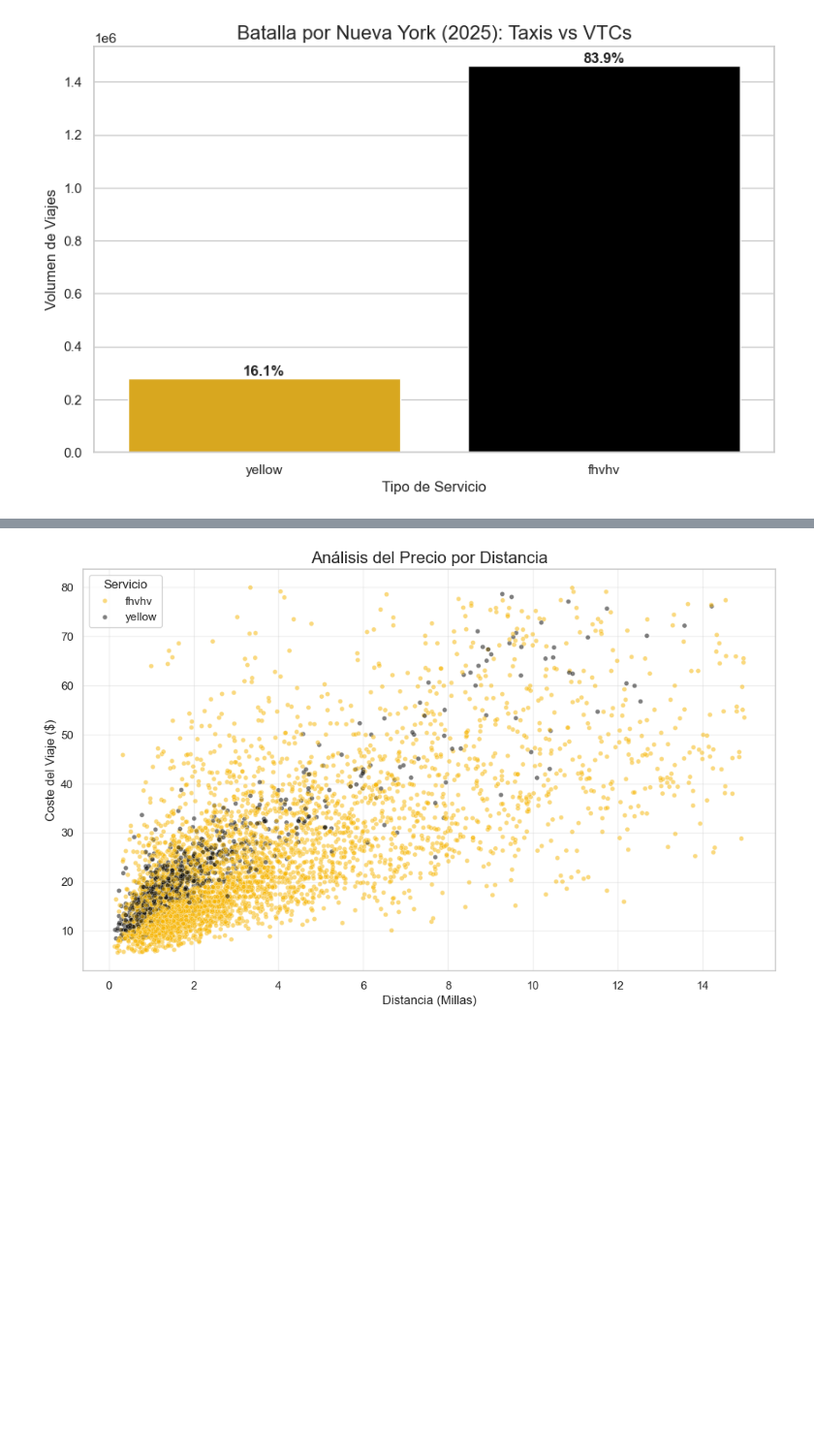
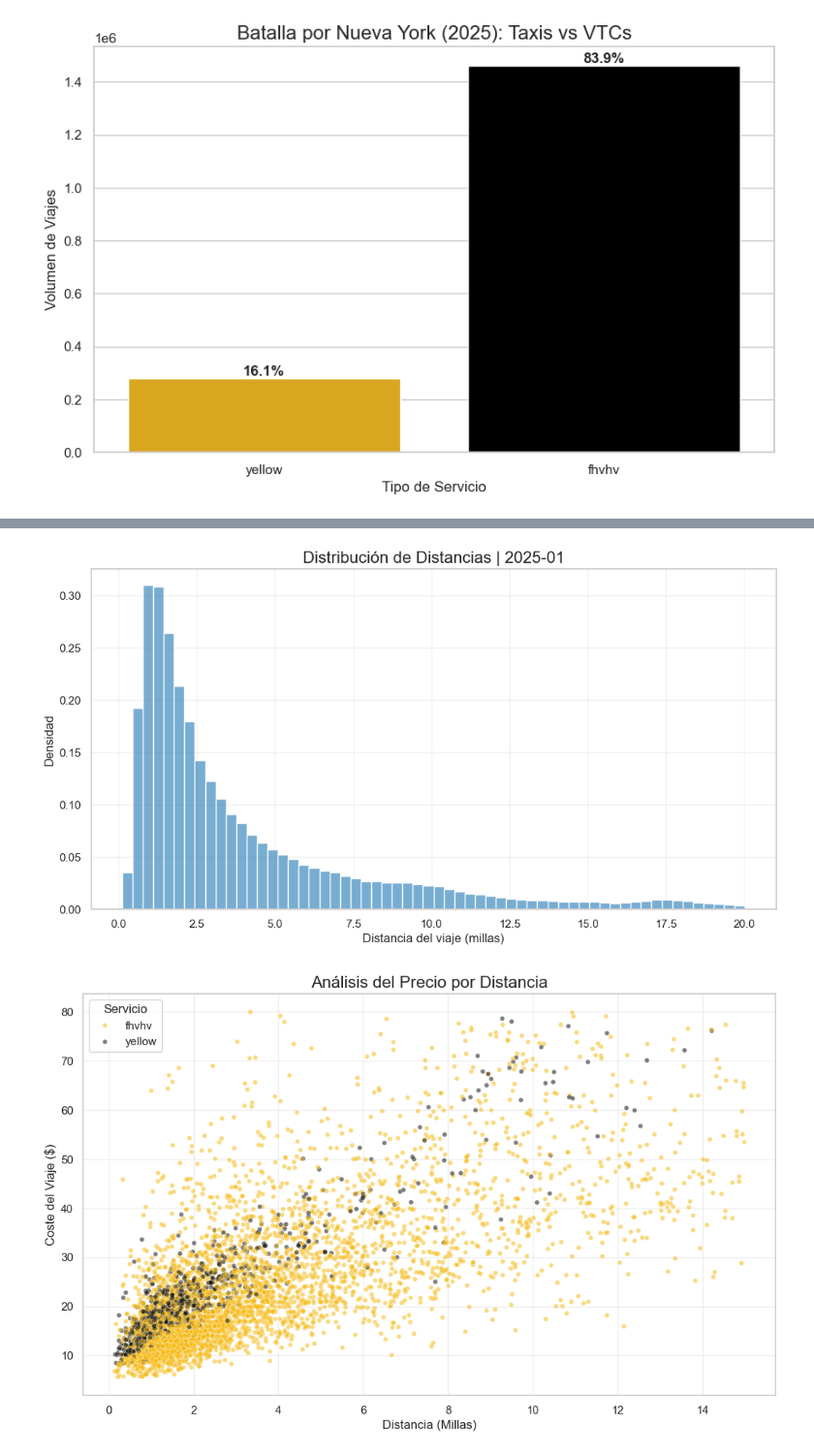
Before and after one commit to carmengranadosv/PD2-conducIA, a Jupyter notebook: src/analysis/1_data_analysis.ipynb, the cells around one changed output, grey strips where cells are left out. Shown at 97% size. Drawn from its saved outputs; the diff is of its cells as text; code cells hidden in the pictures; blank space fills up the shorter version.

```diff
--- a/src/analysis/1_data_analysis.ipynb
+++ b/src/analysis/1_data_analysis.ipynb
@@ -185,0 +260,31 @@ plt.show()
+# %%
+# --- DISTRIBUCIÓN DE DISTANCIAS (PREP) ---
+df_dist = df.copy()
+
+# Filtrar valores válidos
+df_dist = df_dist[df_dist["distancia"].notna()]
+df_dist = df_dist[df_dist["distancia"] > 0]
+
+# Recorte suave de outliers (99%)
+p99_dist = df_dist["distancia"].quantile(0.99)
+df_dist = df_dist[df_dist["distancia"] <= p99_dist]
+
+# Histograma
+plt.figure(figsize=(12, 6))
+
+sns.histplot(
+    data=df_dist,
+    x="distancia",
+    bins=60,
+    stat="density",
+    color="#1f77b4",
+    alpha=0.6
+)
+
+plt.title(f"Distribución de Distancias | {ANIO_ANALISIS}-{MES_ANALISIS}", fontsize=16)
+plt.xlabel("Distancia del viaje (millas)")
+plt.ylabel("Densidad")
+plt.grid(True, alpha=0.25)
+plt.show()
+# %% [output]
+[figure, added]
```
Also changed, not shown: parts of 9 cells of this notebook.
